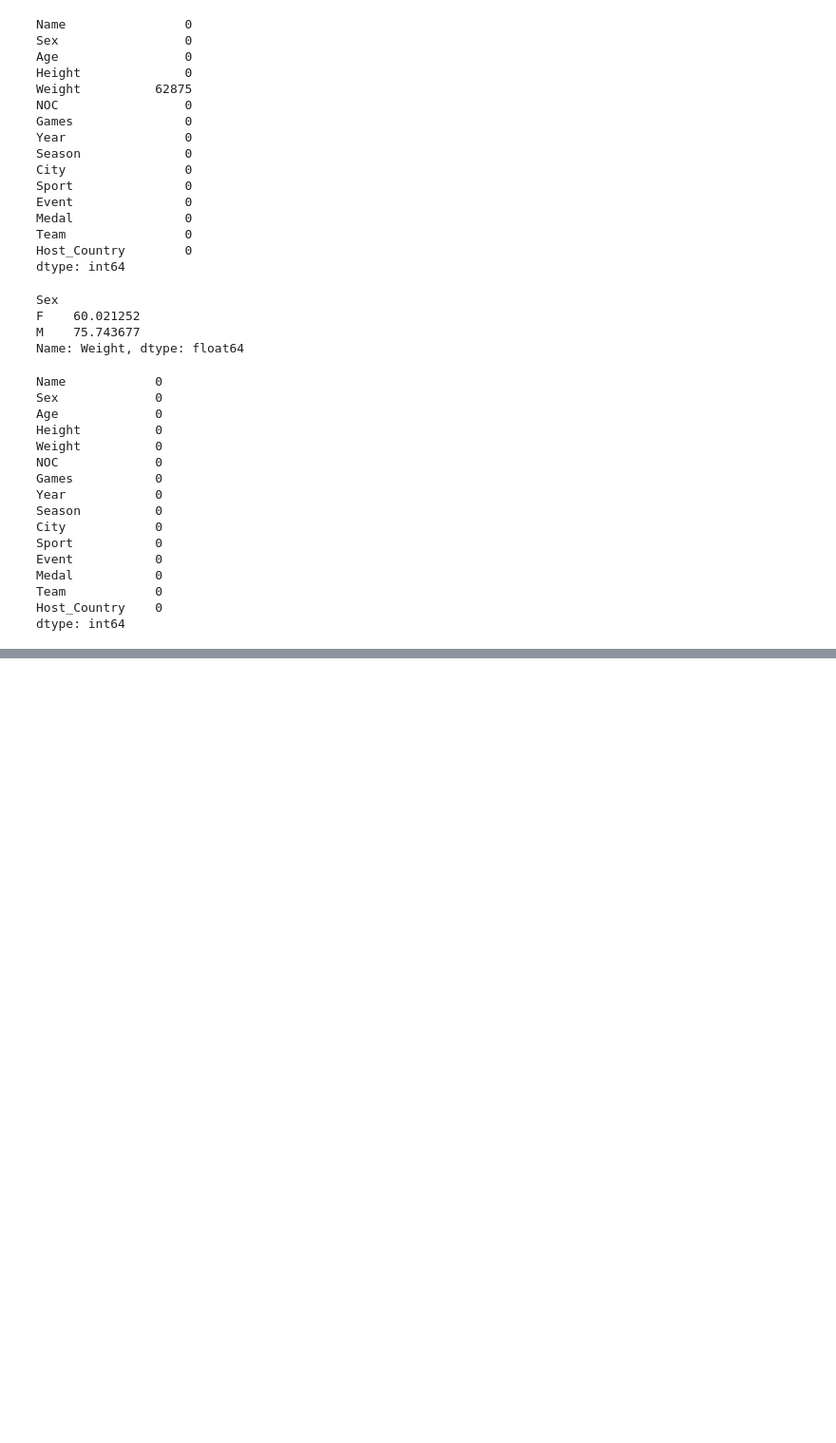
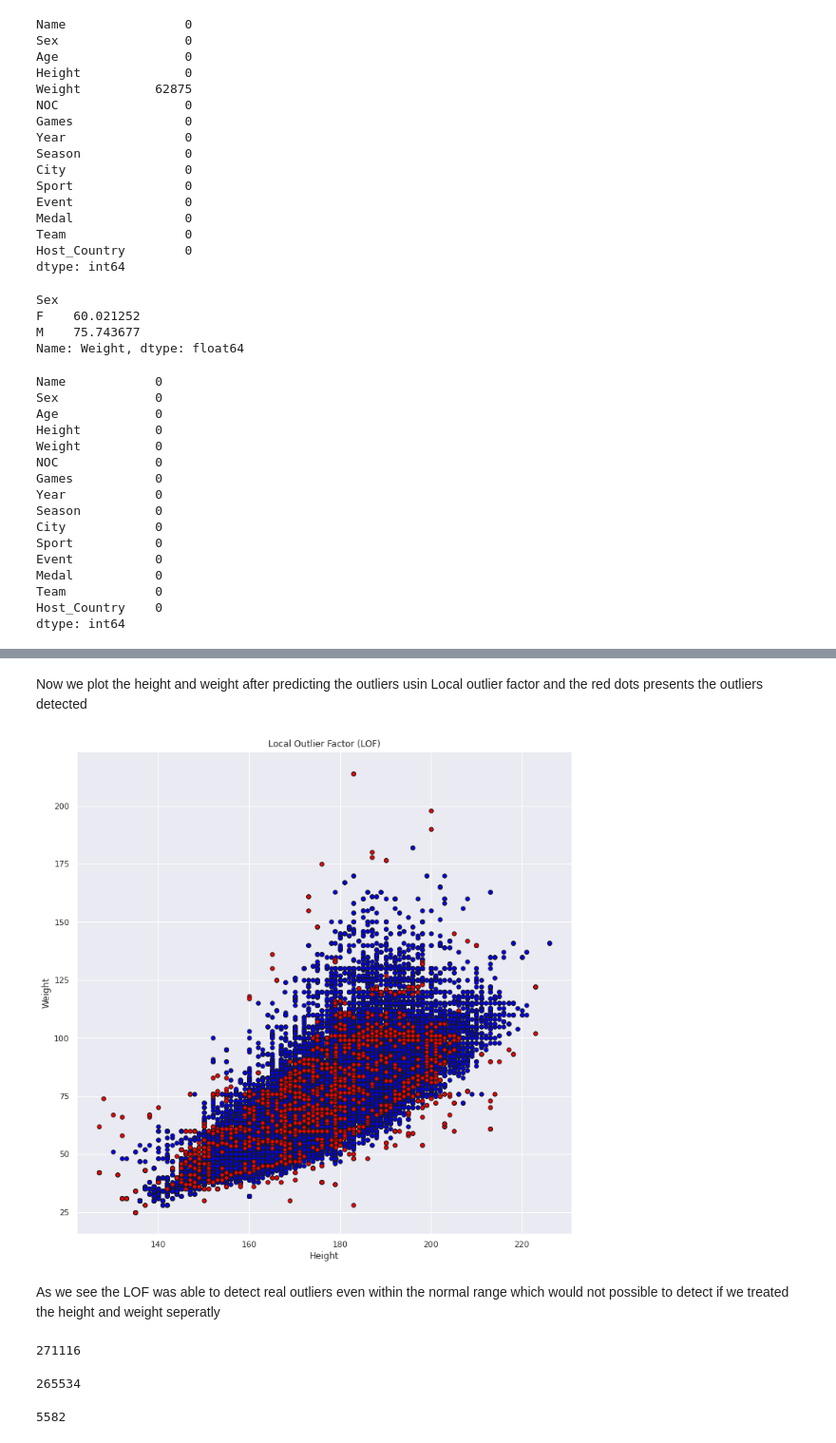
Before and after one commit to CSEN1095-W21/project-u8, a Jupyter notebook: cleaning.ipynb, the cells around one changed output, grey strips where cells are left out. Shown: that part at 95% size. Saved outputs shown, nothing was run; the diff lists cells and outputs as text; code cells hidden in the pictures; blank space fills up the shorter version.

```diff
--- a/cleaning.ipynb
+++ b/cleaning.ipynb
@@ -578,0 +594,41 @@ olympics_merge.head(20)
+# %%
+clf = LocalOutlierFactor()
+# %%
+X = olympics_merge[['Height','Weight']].values
+y_pred = clf.fit_predict(X)
+# %% [markdown]
+Now we plot the height and weight after predicting the outliers usin Local outlier factor and the red dots presents the outliers detected
+# %%
+plt.figure(figsize=(12,12))
+# plot the level sets of the decision function
+
+in_mask = [True if l == 1 else False for l in y_pred]
+out_mask = [True if l == -1 else False for l in y_pred]
+
+plt.title("Local Outlier Factor (LOF)")
+# inliers
+a = plt.scatter(X[in_mask, 0], X[in_mask, 1], c = 'blue',
+                edgecolor = 'k', s = 30)
+# outliers
+b = plt.scatter(X[out_mask, 0], X[out_mask, 1], c = 'red',
+                edgecolor = 'k', s = 30)
+plt.axis('tight')
+plt.xlabel('Height');
+plt.ylabel('Weight');
+plt.show()
+# %% [output]
+[figure, added]
+# %% [markdown]
+As we see the LOF was able to detect real outliers even within the normal range which would not possible to detect if we  treated the height and weight seperatly
+# %%
+len(y_pred)
+# %% [output]
+271116
+# %%
+len(X[in_mask])
+# %% [output]
+265534
+# %%
+len(X[out_mask])
+# %% [output]
+5582
```
Also changed, not shown: parts of 16 cells of this notebook.
